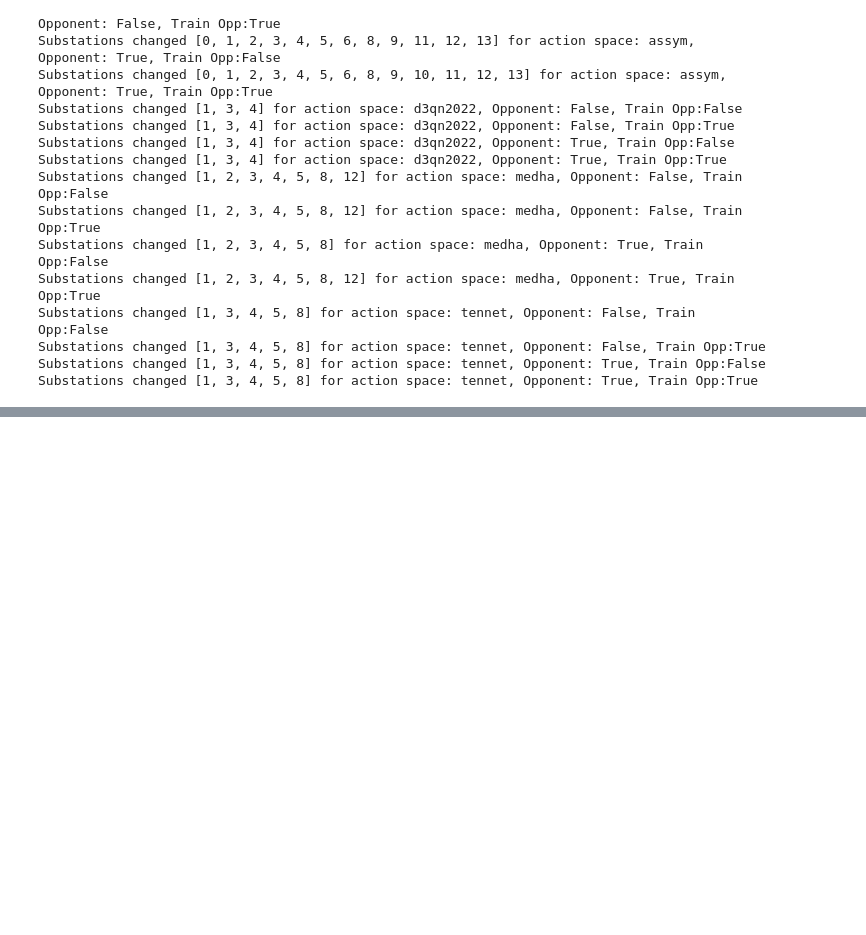
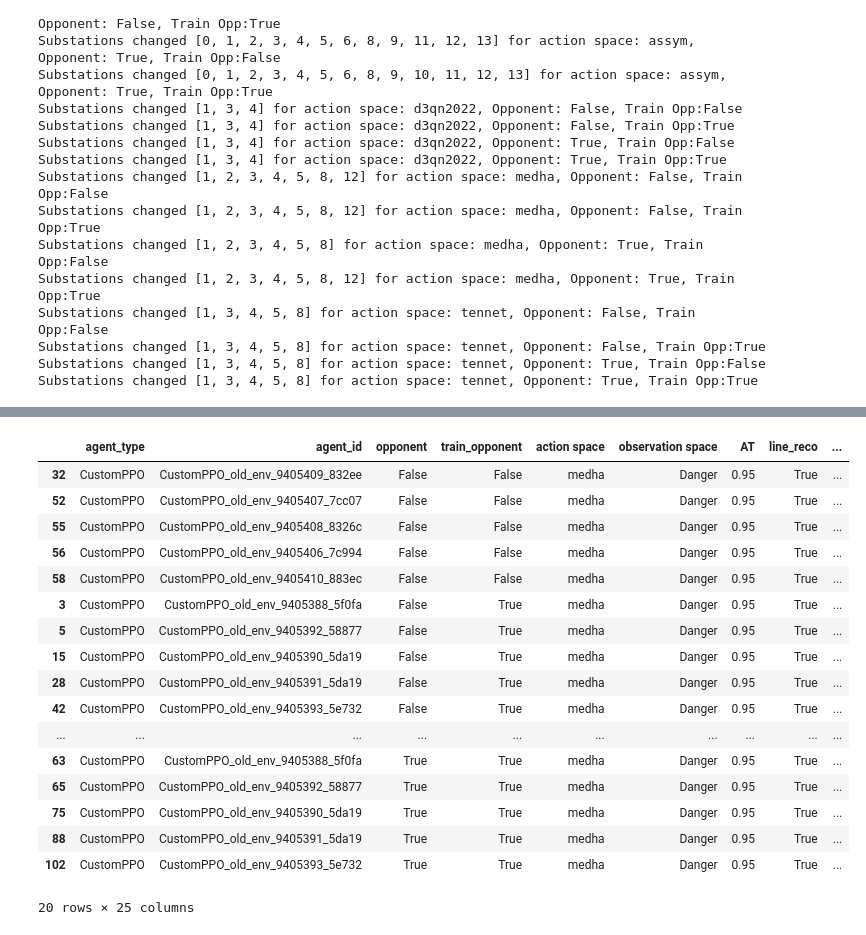
Before and after one commit to EricavanderSar/rl4pnc-survey, a Jupyter notebook: notebooks/SurveyPaper_OverviewTables.ipynb, the cells around one changed output, grey strips where cells are left out. Saved outputs shown, nothing was run; the diff lists cells and outputs as text; code cells hidden in the pictures; blank space fills up the shorter version.

```diff
--- a/notebooks/SurveyPaper_OverviewTables.ipynb
+++ b/notebooks/SurveyPaper_OverviewTables.ipynb
@@ -331,0 +357,4 @@ Substations changed [1, 3, 4, 5, 8] for action space: tennet, Opponent: True, Tr
+# %%
+obs_path = os.path.join(path, "PPO")
+df_obs = pd.read_csv(os.path.join(obs_path, "Obs_spaces_agent_ids.csv"))
+df_obs
@@ -331,0 +379,9 @@ Substations changed [1, 3, 4, 5, 8] for action space: tennet, Opponent: True, Tr
+# %%
+# Create a mapping from agent_id to observation space in df_obs
+obs_mapping = df_obs.set_index('agent_id')['observation space']
+
+# Update the "observation space" column in df_rl based on the mapping
+df_rl['observation space'] = df_rl['agent_id'].map(obs_mapping).combine_first(df_rl['observation space'])
+
+# Display the updated df_rl
+df_rl
@@ -331,0 +402,3 @@ Substations changed [1, 3, 4, 5, 8] for action space: tennet, Opponent: True, Tr
+# %%
+df_rl = df_rl.sort_values(['opponent','train_opponent', 'observation space'], ascending=[True, True, True])
+df_rl
@@ -331,0 +419,2 @@ Substations changed [1, 3, 4, 5, 8] for action space: tennet, Opponent: True, Tr
+# %%
+df_rl = df_rl.dropna(subset=['observation space'])
@@ -331,0 +456,21 @@ Substations changed [1, 3, 4, 5, 8] for action space: tennet, Opponent: True, Tr
+# %%
+df_rl.loc[df_rl["observation space"]=="Danger"]
+# %% [output]
+|  | agent_type | agent_id | opponent | train_opponent | action space | observation space | AT | line_reco | ... |
+| 32 | CustomPPO | CustomPPO_old_env_9405409_832ee | False | False | medha | Danger | 0.95 | True | ... |
+| 52 | CustomPPO | CustomPPO_old_env_9405407_7cc07 | False | False | medha | Danger | 0.95 | True | ... |
+| 55 | CustomPPO | CustomPPO_old_env_9405408_8326c | False | False | medha | Danger | 0.95 | True | ... |
+| 56 | CustomPPO | CustomPPO_old_env_9405406_7c994 | False | False | medha | Danger | 0.95 | True | ... |
+| 58 | CustomPPO | CustomPPO_old_env_9405410_883ec | False | False | medha | Danger | 0.95 | True | ... |
+| 3 | CustomPPO | CustomPPO_old_env_9405388_5f0fa | False | True | medha | Danger | 0.95 | True | ... |
+| 5 | CustomPPO | CustomPPO_old_env_9405392_58877 | False | True | medha | Danger | 0.95 | True | ... |
+| 15 | CustomPPO | CustomPPO_old_env_9405390_5da19 | False | True | medha | Danger | 0.95 | True | ... |
+| 28 | CustomPPO | CustomPPO_old_env_9405391_5da19 | False | True | medha | Danger | 0.95 | True | ... |
+| 42 | CustomPPO | CustomPPO_old_env_9405393_5e732 | False | True | medha | Danger | 0.95 | True | ... |
+| ... | ... | ... | ... | ... | ... | ... | ... | ... | ... |
+| 63 | CustomPPO | CustomPPO_old_env_9405388_5f0fa | True | True | medha | Danger | 0.95 | True | ... |
+| 65 | CustomPPO | CustomPPO_old_env_9405392_58877 | True | True | medha | Danger | 0.95 | True | ... |
+| 75 | CustomPPO | CustomPPO_old_env_9405390_5da19 | True | True | medha | Danger | 0.95 | True | ... |
+| 88 | CustomPPO | CustomPPO_old_env_9405391_5da19 | True | True | medha | Danger | 0.95 | True | ... |
+| 102 | CustomPPO | CustomPPO_old_env_9405393_5e732 | True | True | medha | Danger | 0.95 | True | ... |
+20 rows × 25 columns
```
Also changed, not shown: parts of 6 cells of this notebook, 6 other files.
